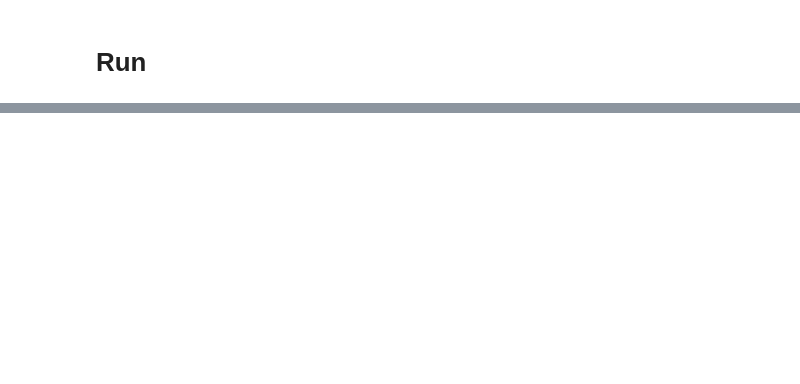
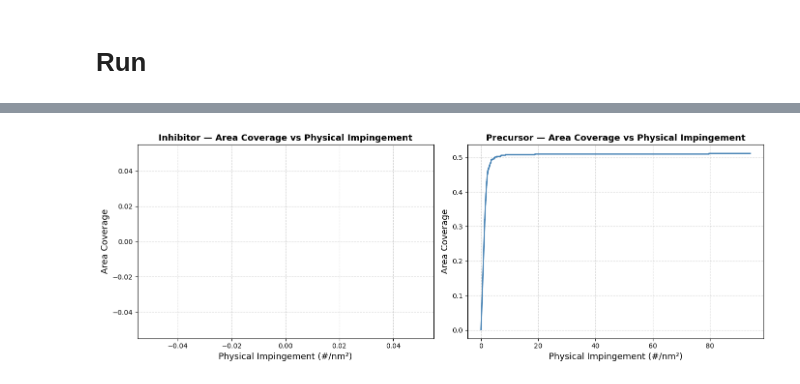
Before and after one commit to HuyBap/ALD-AS-ALD-Simulation-Model-, a Jupyter notebook: PyASALD_V6.ipynb, the cells around one changed output, grey strips where cells are left out. Saved outputs shown, nothing was run; the diff lists cells and outputs as text; code cells hidden in the pictures; blank space fills up the shorter version.

```diff
--- a/PyASALD_V6.ipynb
+++ b/PyASALD_V6.ipynb
@@ -1350,0 +1477,24 @@ plt.show()
+# %%
+import matplotlib.pyplot as plt
+
+fig, (ax1, ax2) = plt.subplots(1, 2, figsize=(14, 5))
+
+# Inhibitor
+ax1.plot(all_inh_impingement_log, all_inh_coverage_log, color='tomato', linewidth=2)
+ax1.set_xlabel('Physical Impingement (#/nm²)', fontsize=13)
+ax1.set_ylabel('Area Coverage', fontsize=13)
+ax1.set_title('Inhibitor — Area Coverage vs Physical Impingement', fontsize=13, fontweight='bold')
+ax1.grid(True, linestyle='--', alpha=0.5)
+
+# Precursor
+ax2.plot(all_pre_impingement_log, all_pre_coverage_log, color='steelblue', linewidth=2)
+ax2.set_xlabel('Physical Impingement (#/nm²)', fontsize=13)
+ax2.set_ylabel('Area Coverage', fontsize=13)
+ax2.set_title('Precursor — Area Coverage vs Physical Impingement', fontsize=13, fontweight='bold')
+ax2.grid(True, linestyle='--', alpha=0.5)
+
+plt.tight_layout()
+plt.savefig('coverage_vs_impingement.png', dpi=300, bbox_inches='tight')
+plt.show()
+# %% [output]
+[figure, added]
```
Also changed, not shown: parts of 25 cells of this notebook.
